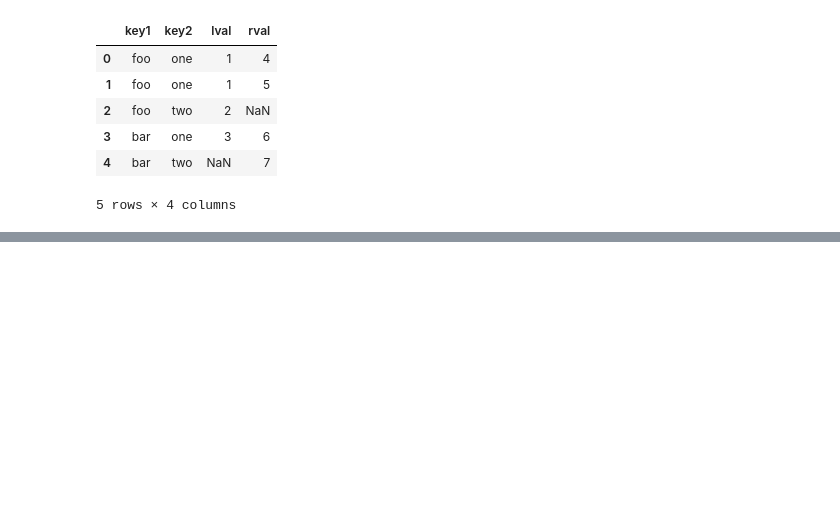
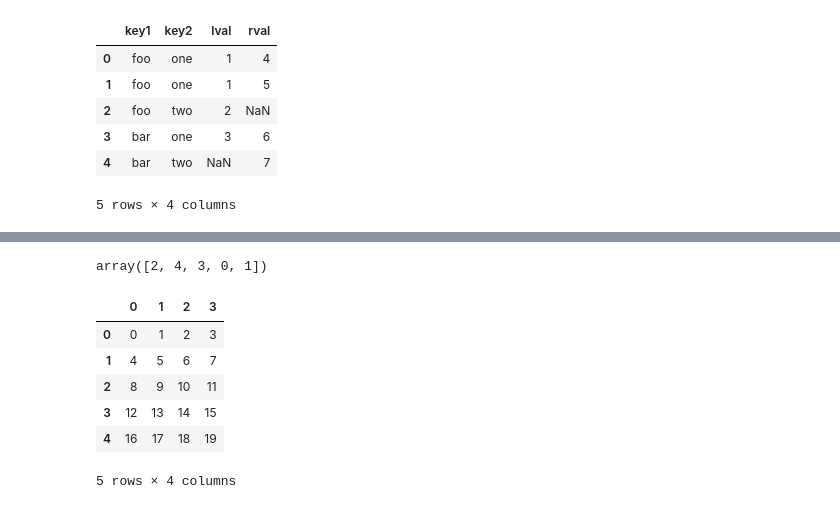
Before and after one commit to joebrew/pydata-book, a Jupyter notebook: ch06j.ipynb, the cells around one changed output, grey strips where cells are left out. Drawn from its saved outputs; the diff is of its cells as text; code cells hidden in the pictures; blank space fills up the shorter version.

```diff
--- a/ch06j.ipynb
+++ b/ch06j.ipynb
@@ -604,0 +809,3 @@ left1 = DataFrame()
+# %%
+# PERMUTATION AND RANDOM SAMPLING
+df = DataFrame(np.arange(5 * 4).reshape(5, 4))
@@ -604,0 +814,15 @@ left1 = DataFrame()
+# %%
+sampler
+# %% [output]
+array([2, 4, 3, 0, 1])
+# %%
+# you can then use this array to do ix-based indexing or the take function
+df
+# %% [output]
+|  | 0 | 1 | 2 | 3 |
+| 0 | 0 | 1 | 2 | 3 |
+| 1 | 4 | 5 | 6 | 7 |
+| 2 | 8 | 9 | 10 | 11 |
+| 3 | 12 | 13 | 14 | 15 |
+| 4 | 16 | 17 | 18 | 19 |
+5 rows × 4 columns
```
Also changed, not shown: parts of 87 cells of this notebook.
